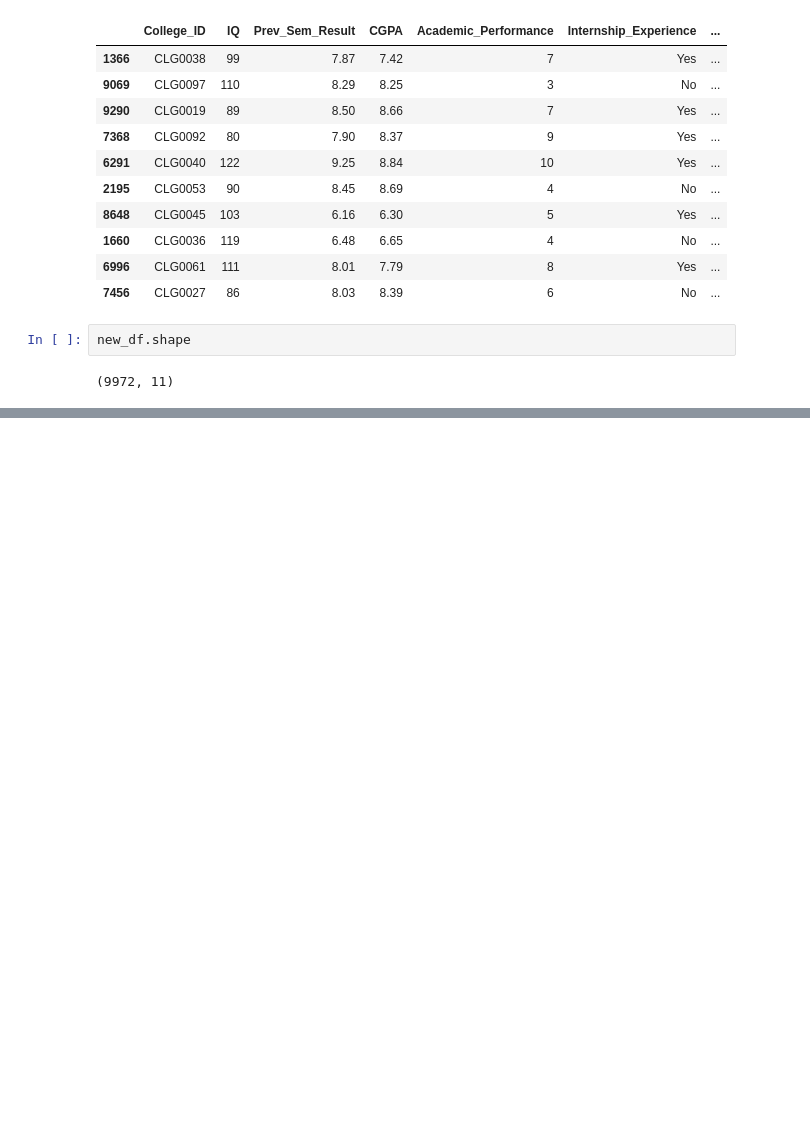
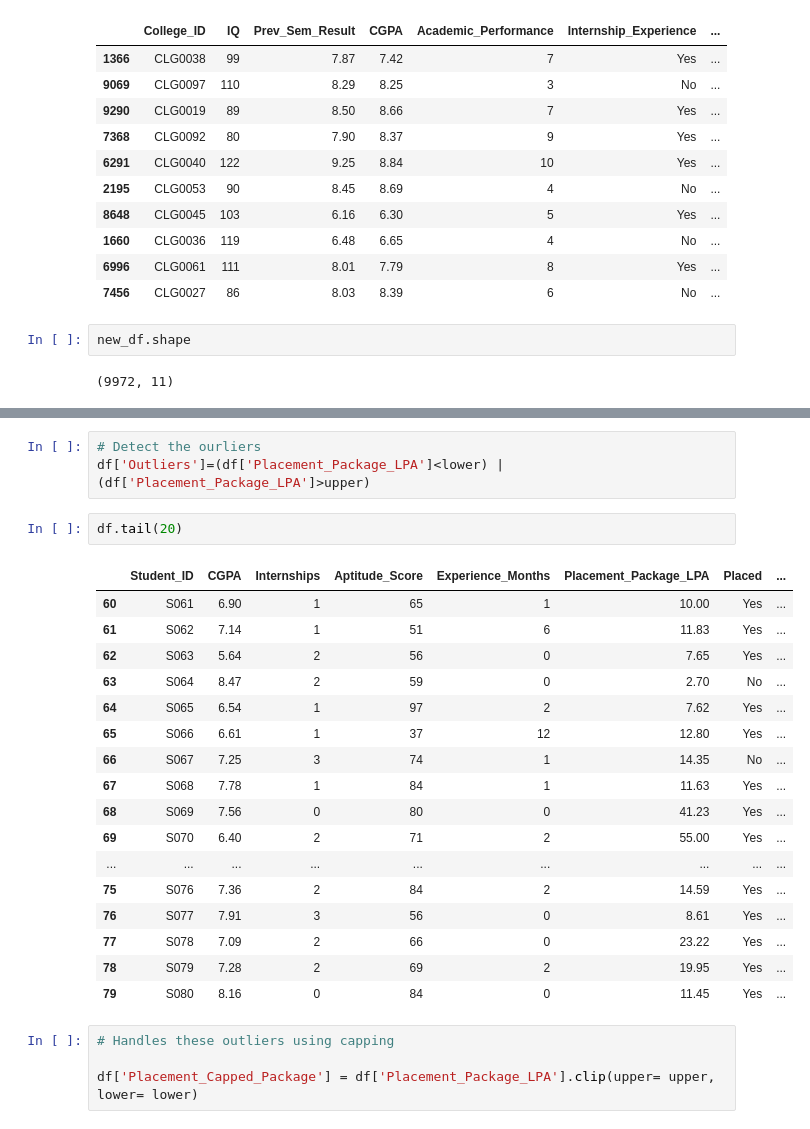
Before and after one commit to Shekhar7017/EDA, a Jupyter notebook: FeatureEngineering.ipynb, the cells around one changed output, grey strips where cells are left out. Drawn from its saved outputs; the diff is of its cells as text; blank space fills up the shorter version.

```diff
--- a/FeatureEngineering.ipynb
+++ b/FeatureEngineering.ipynb
@@ -2018,0 +2092,27 @@ new_df.shape
+# %%
+# Detect the ourliers
+df['Outliers']=(df['Placement_Package_LPA']<lower) | (df['Placement_Package_LPA']>upper)
+# %%
+df.tail(20)
+# %% [output]
+|  | Student_ID | CGPA | Internships | Aptitude_Score | Experience_Months | Placement_Package_LPA | Placed | ... |
+| 60 | S061 | 6.90 | 1 | 65 | 1 | 10.00 | Yes | ... |
+| 61 | S062 | 7.14 | 1 | 51 | 6 | 11.83 | Yes | ... |
+| 62 | S063 | 5.64 | 2 | 56 | 0 | 7.65 | Yes | ... |
+| 63 | S064 | 8.47 | 2 | 59 | 0 | 2.70 | No | ... |
+| 64 | S065 | 6.54 | 1 | 97 | 2 | 7.62 | Yes | ... |
+| 65 | S066 | 6.61 | 1 | 37 | 12 | 12.80 | Yes | ... |
+| 66 | S067 | 7.25 | 3 | 74 | 1 | 14.35 | No | ... |
+| 67 | S068 | 7.78 | 1 | 84 | 1 | 11.63 | Yes | ... |
+| 68 | S069 | 7.56 | 0 | 80 | 0 | 41.23 | Yes | ... |
+| 69 | S070 | 6.40 | 2 | 71 | 2 | 55.00 | Yes | ... |
+| ... | ... | ... | ... | ... | ... | ... | ... | ... |
+| 75 | S076 | 7.36 | 2 | 84 | 2 | 14.59 | Yes | ... |
+| 76 | S077 | 7.91 | 3 | 56 | 0 | 8.61 | Yes | ... |
+| 77 | S078 | 7.09 | 2 | 66 | 0 | 23.22 | Yes | ... |
+| 78 | S079 | 7.28 | 2 | 69 | 2 | 19.95 | Yes | ... |
+| 79 | S080 | 8.16 | 0 | 84 | 0 | 11.45 | Yes | ... |
+# %%
+# Handles these outliers using capping
+
+df['Placement_Capped_Package'] = df['Placement_Package_LPA'].clip(upper= upper, lower= lower)
```
Also changed, not shown: parts of 16 cells of this notebook, 1 other file.
